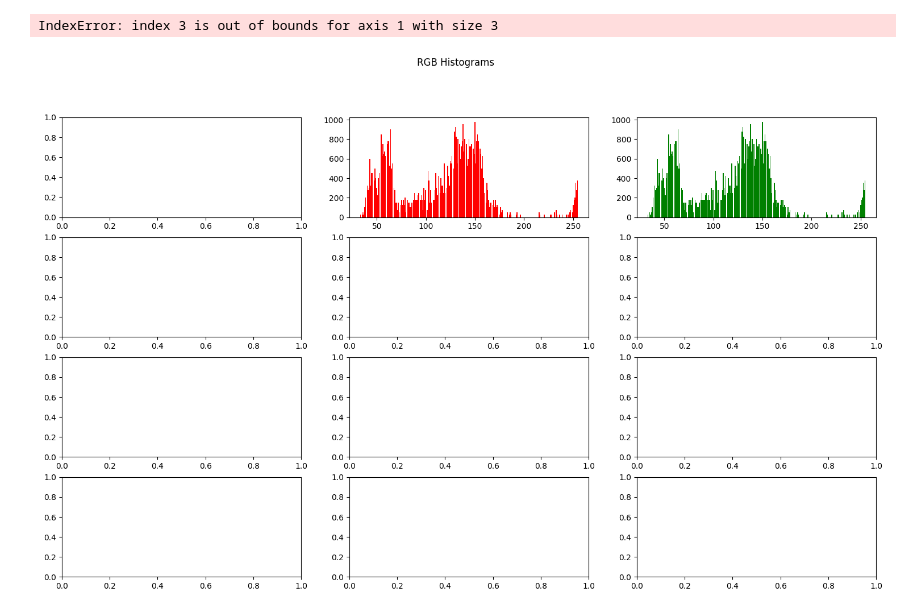
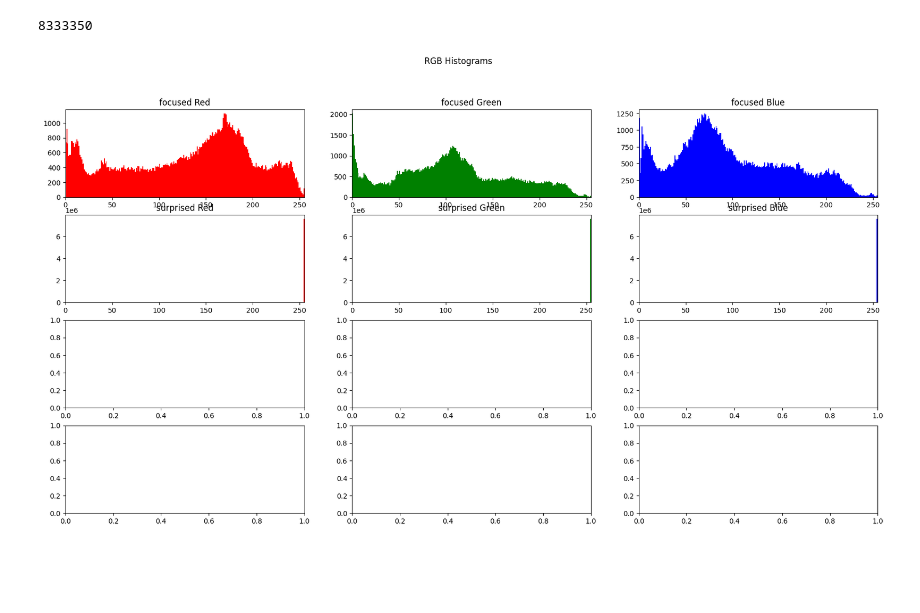
Before and after one commit to ruaidusmani/Emotional-Recognition-of-Students-in-Online-Classrooms, a Jupyter notebook: preprocessing/generate_pixel_density.ipynb, the cells around one changed output. Drawn from its saved outputs; the diff is of its cells as text; code cells hidden in the pictures; blank space fills up the shorter version.

Commit message:
merge between Luis and Ruaid generate graphs

```diff
--- a/preprocessing/generate_pixel_density.ipynb
+++ b/preprocessing/generate_pixel_density.ipynb
@@ -61,7 +49,8 @@ for folder in os.listdir(os.getcwd()):
 
     for image in dict_images[folder]:
         #read test.jpg
-        img_array = cv.imread('../preprocessing/test.jpg')
+        # img_array = cv.imread('../preprocessing/test.jpg')
+        img_array = cv.imread(folder + "/" + image)
         #convert to rgb
         img_array = cv.cvtColor(img_array, cv.COLOR_BGR2RGB)
         img_array_1D = img_array.flatten()
@@ -75,6 +64,8 @@ for folder in os.listdir(os.getcwd()):
             green_pixel_arr.append(img_array_1D[i+1])
             blue_pixel_arr.append(img_array_1D[i+2])
             i += 3
+            if (i > 1000000):
+                break
     dict_images_values[folder]['red'] = red_pixel_arr
     dict_images_values[folder]['green'] = green_pixel_arr
     dict_images_values[folder]['blue'] = blue_pixel_arr
@@ -83,16 +72,32 @@ for folder in os.listdir(os.getcwd()):
+# %%
+print(len(dict_images_values['neutral']['red']))
+print(dict_images_values['neutral']['green'][0:25])
+# %% [output]
+8333350
 # %%
 #make 3x4 plot for each folder
 fig, axs = plt.subplots(4, 3)
-fig.set_size_inches(18.5, 10.5)
+fig.set_size_inches(21, 10.5)
 fig.suptitle('RGB Histograms')
 
-for i in range(0, 4):
-    for key in dict_images_values:
-        axs[i, 0].hist(dict_images_values[key]['red'], bins=255, color='red')
-        axs[i, 1].hist(dict_images_values[key]['green'], bins=255, color='green')
-        axs[i, 2].hist(dict_images_values[key]['blue'], bins=255, color='blue')
+i = 0
+for key in dict_images_values:
+# for key in ['neutral']:
+    #add title to each row
+
+    axs[i, 0].hist(dict_images_values[key]['red'], bins=255, color='red')
+    axs[i, 1].hist(dict_images_values[key]['green'], bins=255, color='green')
+    axs[i, 2].hist(dict_images_values[key]['blue'], bins=255, color='blue')
+    axs[i, 0].set_title(key + " Red")
+    axs[i, 1].set_title(key + " Green")
+    axs[i, 2].set_title(key + " Blue")
+    axs[i, 0].set_xlim([0, 255])
+    axs[i, 1].set_xlim([0, 255])
+    axs[i, 2].set_xlim([0, 255])
+
+
+    i =+ 1
 
 plt.show()
 # %% [output]
-IndexError: index 3 is out of bounds for axis 1 with size 3
-[figure, old version]
+[figure, new version]
```
Also changed, not shown: parts of 2 cells of this notebook, 9 other files.
